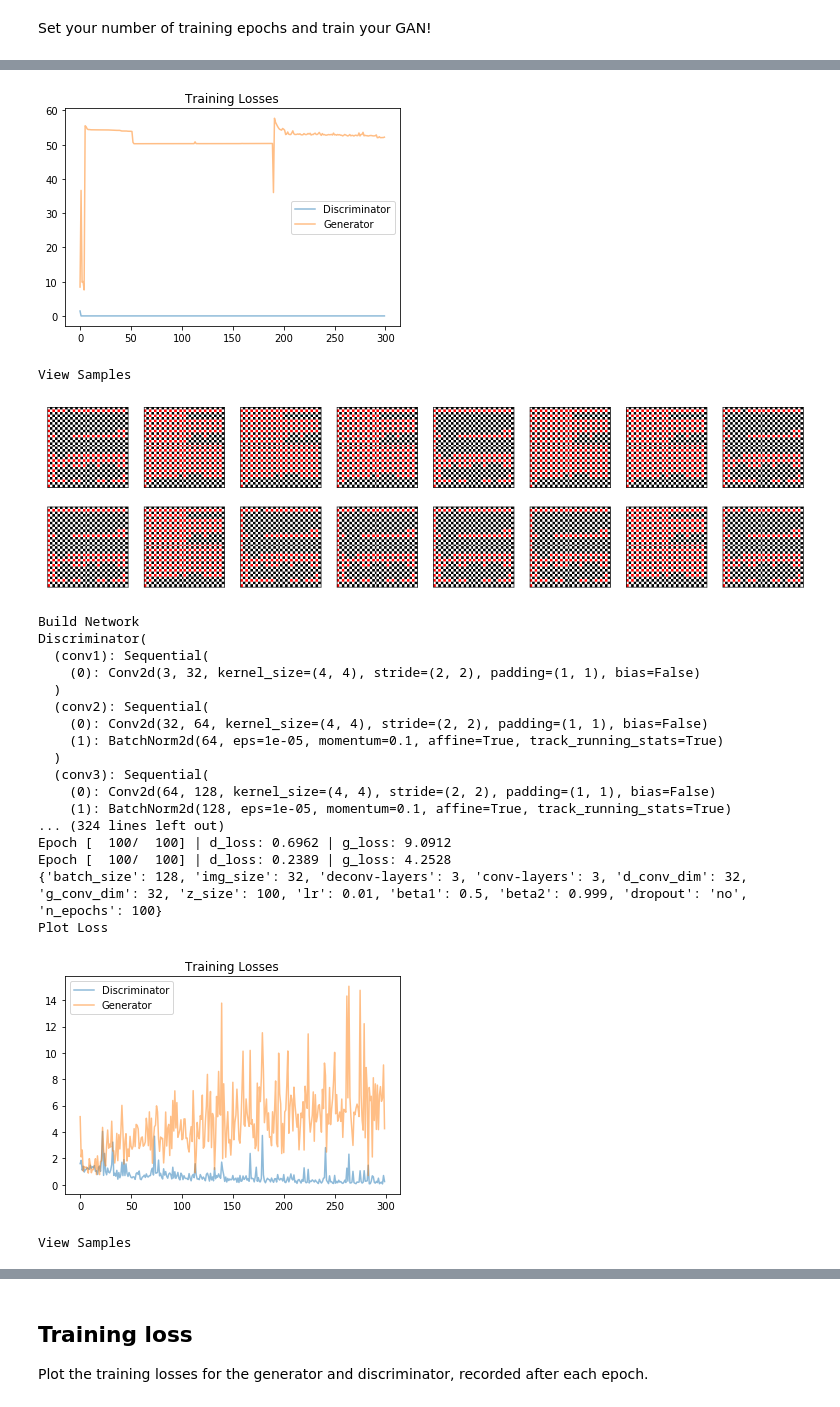
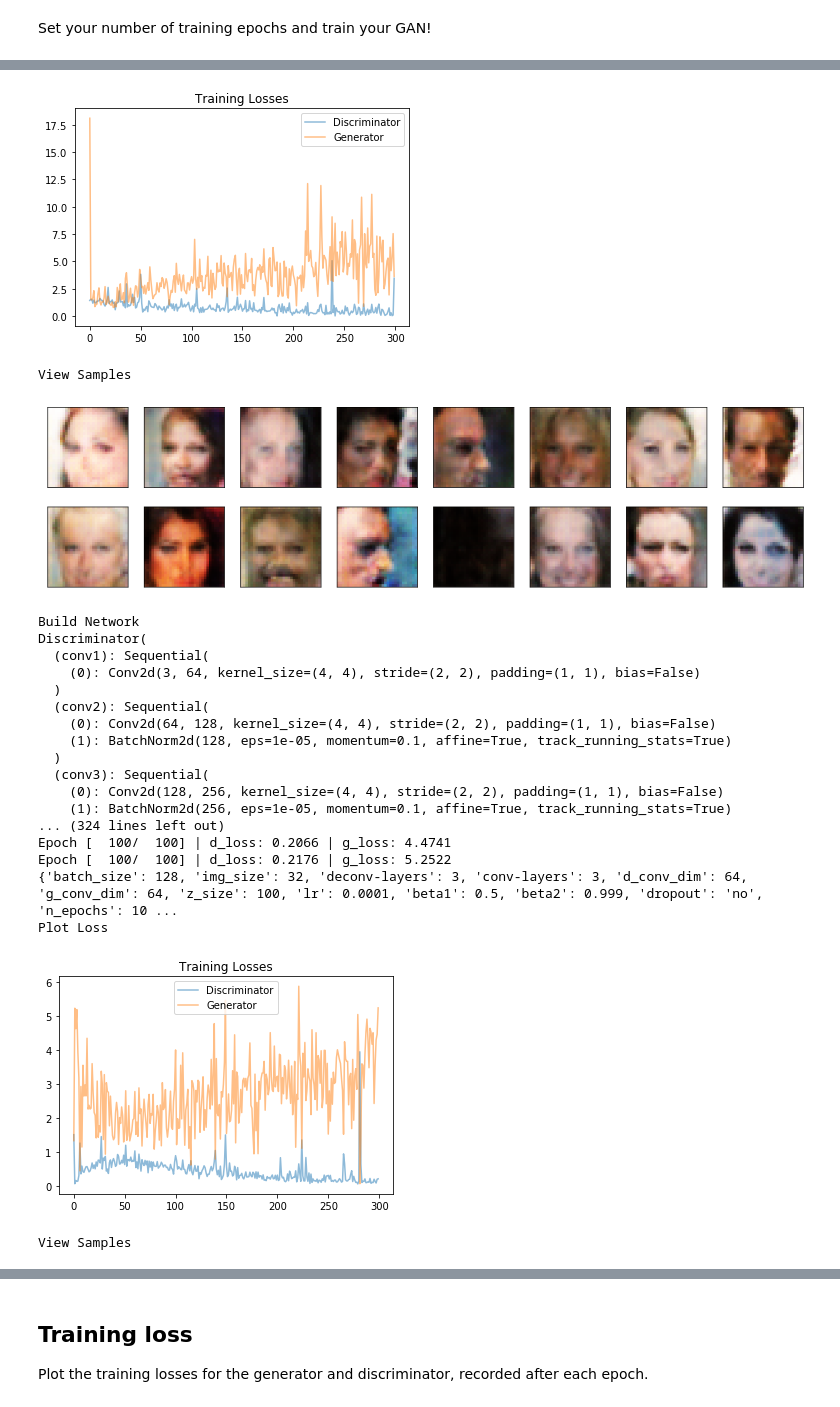
Before and after one commit to ddhartma/Face-Generation-with-DCGANs, a Jupyter notebook: dlnd_face_generation.ipynb, the cells around one changed output, grey strips where cells are left out. Cells and saved outputs as stored; diff of their text form; code cells hidden in the pictures.

Commit message:
test: Test parameters Train21...22

```diff
--- a/dlnd_face_generation.ipynb
+++ b/dlnd_face_generation.ipynb
@@ -375,7 +373,7 @@ def build_network(d_conv_dim, g_conv_dim, z_size):
 # %%
 # Define model hyperparams
-d_conv_dim = 32
-g_conv_dim = 32
+d_conv_dim = 64
+g_conv_dim = 64
 z_size = 100
 
 """
@@ -481,10 +479,4 @@ Define optimizers for your models with appropriate hyperparameters.
 # %%
-# params
-#lr = 0.0002
-lr = 0.001
-beta1=0.5
-beta2=0.999 # default value
-
 # Create optimizers for the discriminator and generator
 def optimizer(lr):
     d_optimizer = optim.Adam(D.parameters(), lr, [beta1, beta2])
@@ -698,7 +690,7 @@ param = 'lr'
 
 # set parameter sets
 number_epochs = [100, 500, 1000]
-lr_set = [0.1, 0.01, 0.0001]
+lr_set = [0.01, 0.0001]
 batch_size_set = [64, 128, 256, 512]
 conv_dim_set = [64, 128, 256]
 
@@ -763,23 +755,23 @@ Epoch [  100/  100] | d_loss: 0.0000 | g_loss: 52.1989
 Plot Loss
-[figure, old version]
+[figure, new version]
 View Samples
-[figure, old version]
+[figure, new version]
 Build Network
 Discriminator(
   (conv1): Sequential(
-    (0): Conv2d(3, 32, kernel_size=(4, 4), stride=(2, 2), padding=(1, 1), bias=False)
+    (0): Conv2d(3, 64, kernel_size=(4, 4), stride=(2, 2), padding=(1, 1), bias=False)
   )
   (conv2): Sequential(
-    (0): Conv2d(32, 64, kernel_size=(4, 4), stride=(2, 2), padding=(1, 1), bias=False)
-    (1): BatchNorm2d(64, eps=1e-05, momentum=0.1, affine=True, track_running_stats=True)
+    (0): Conv2d(64, 128, kernel_size=(4, 4), stride=(2, 2), padding=(1, 1), bias=False)
+    (1): BatchNorm2d(128, eps=1e-05, momentum=0.1, affine=True, track_running_stats=True)
   )
   (conv3): Sequential(
-    (0): Conv2d(64, 128, kernel_size=(4, 4), stride=(2, 2), padding=(1, 1), bias=False)
-    (1): BatchNorm2d(128, eps=1e-05, momentum=0.1, affine=True, track_running_stats=True)
+    (0): Conv2d(128, 256, kernel_size=(4, 4), stride=(2, 2), padding=(1, 1), bias=False)
+    (1): BatchNorm2d(256, eps=1e-05, momentum=0.1, affine=True, track_running_stats=True)
 ... (324 lines left out)
-Epoch [  100/  100] | d_loss: 0.6962 | g_loss: 9.0912
-Epoch [  100/  100] | d_loss: 0.2389 | g_loss: 4.2528
-{'batch_size': 128, 'img_size': 32, 'deconv-layers': 3, 'conv-layers': 3, 'd_conv_dim': 32, 'g_conv_dim': 32, 'z_size': 100, 'lr': 0.01, 'beta1': 0.5, 'beta2': 0.999, 'dropout': 'no', 'n_epochs': 100}
+Epoch [  100/  100] | d_loss: 0.2066 | g_loss: 4.4741
+Epoch [  100/  100] | d_loss: 0.2176 | g_loss: 5.2522
+{'batch_size': 128, 'img_size': 32, 'deconv-layers': 3, 'conv-layers': 3, 'd_conv_dim': 64, 'g_conv_dim': 64, 'z_size': 100, 'lr': 0.0001, 'beta1': 0.5, 'beta2': 0.999, 'dropout': 'no', 'n_epochs': 10 ...
 Plot Loss
-[figure, old version]
+[figure, new version]
 View Samples
```
Also changed, not shown: parts of 11 cells of this notebook.
